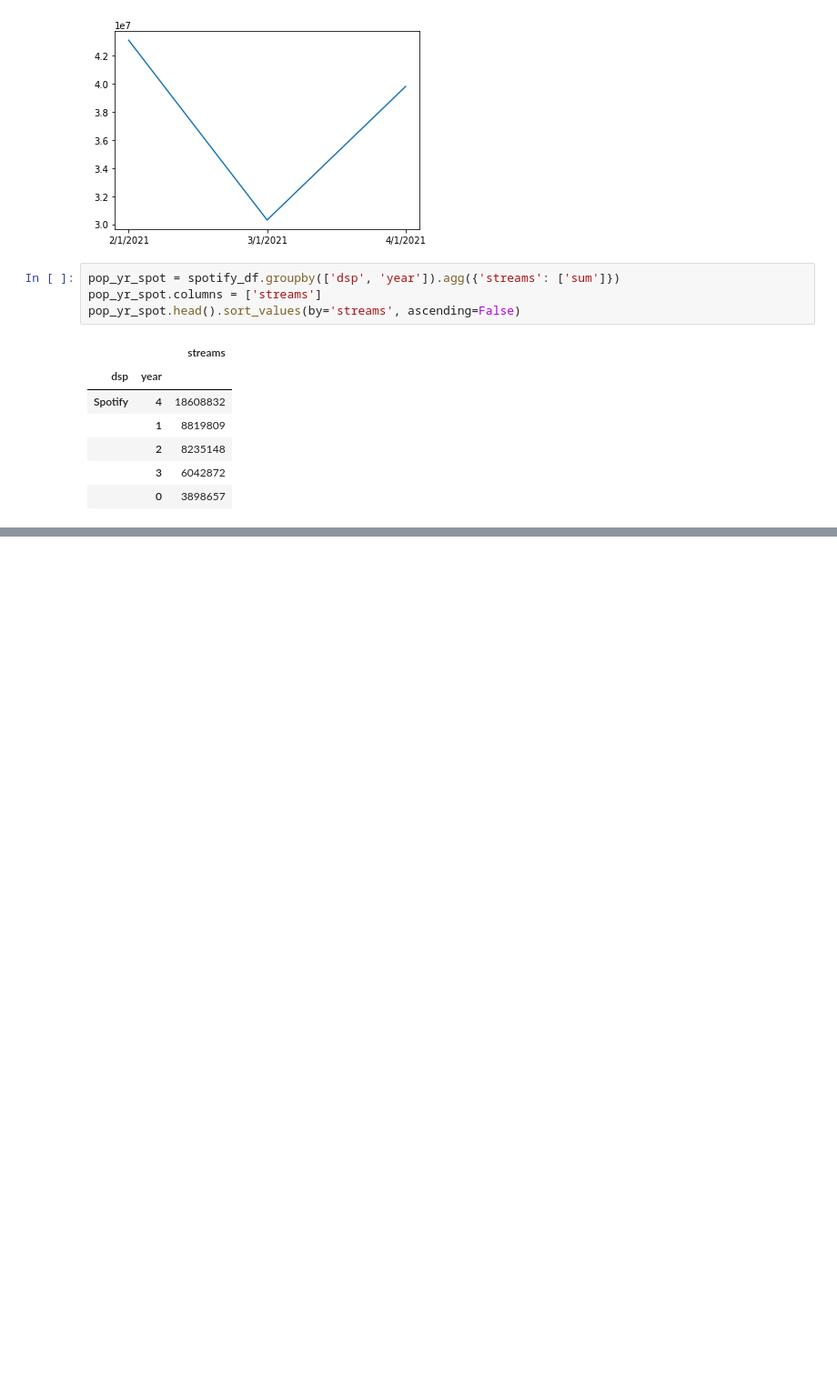
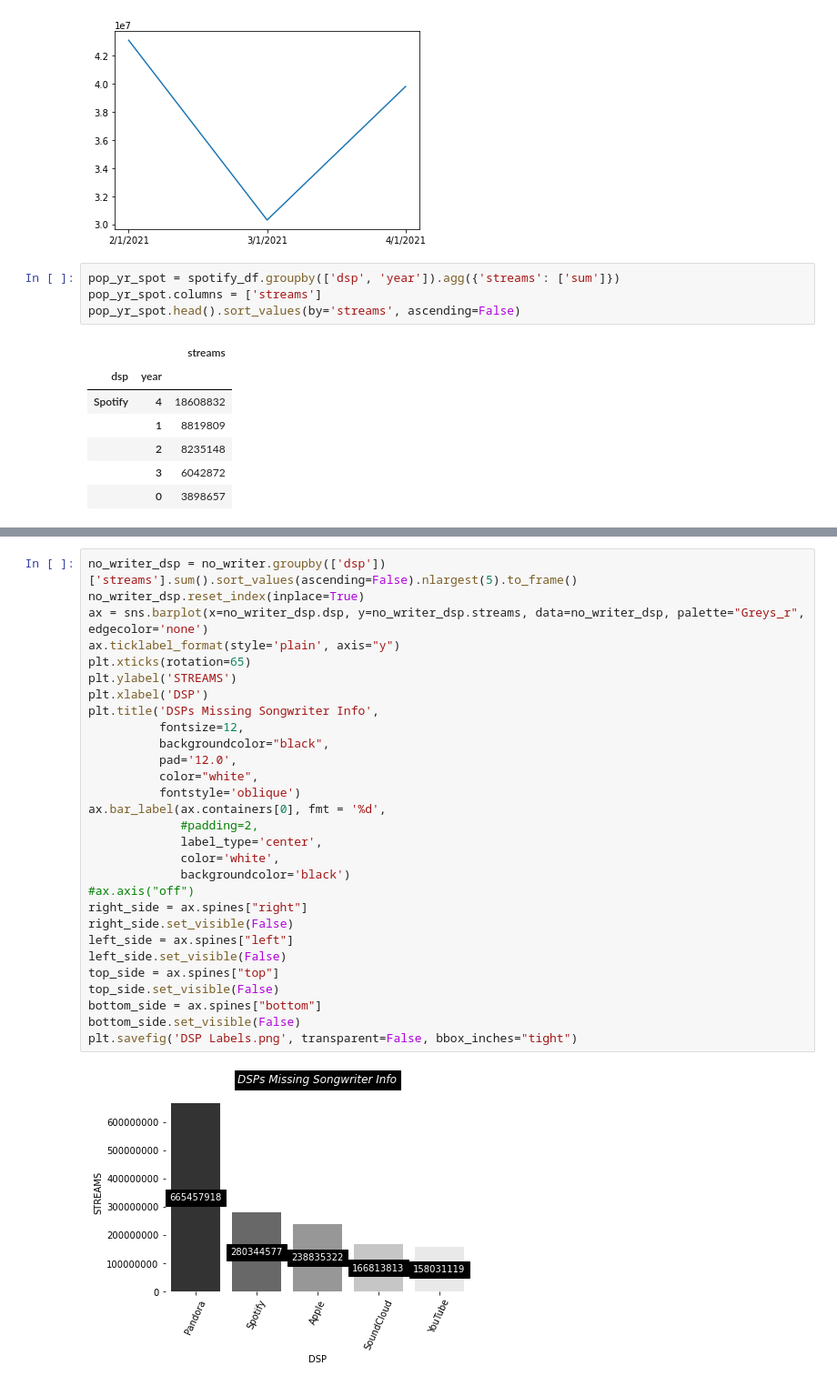
Before and after one commit to LJRollerII/mlc-project-napster, a Jupyter notebook: notebooks/dsp_mlc.ipynb, the cells around one changed output, grey strips where cells are left out. Shown at 91% size. Drawn from its saved outputs; the diff is of its cells as text; blank space fills up the shorter version.

Commit message:
chart styling

```diff
--- a/notebooks/dsp_mlc.ipynb
+++ b/notebooks/dsp_mlc.ipynb
@@ -619,0 +620,31 @@ Name: streams, dtype: int32
+# %%
+no_writer_dsp = no_writer.groupby(['dsp'])['streams'].sum().sort_values(ascending=False).nlargest(5).to_frame()
+no_writer_dsp.reset_index(inplace=True)
+ax = sns.barplot(x=no_writer_dsp.dsp, y=no_writer_dsp.streams, data=no_writer_dsp, palette="Greys_r", edgecolor='none')
+ax.ticklabel_format(style='plain', axis="y")
+plt.xticks(rotation=65)
+plt.ylabel('STREAMS')
+plt.xlabel('DSP')
+plt.title('DSPs Missing Songwriter Info',
+          fontsize=12,
+          backgroundcolor="black",
+          pad='12.0',
+          color="white",
+          fontstyle='oblique')
+ax.bar_label(ax.containers[0], fmt = '%d',
+             #padding=2,
+             label_type='center',
+             color='white',
+             backgroundcolor='black')
+#ax.axis("off")
+right_side = ax.spines["right"]
+right_side.set_visible(False)
+left_side = ax.spines["left"]
+left_side.set_visible(False)
+top_side = ax.spines["top"]
+top_side.set_visible(False)
+bottom_side = ax.spines["bottom"]
+bottom_side.set_visible(False)
+plt.savefig('DSP Labels.png', transparent=False, bbox_inches="tight")
+# %% [output]
+[figure, added]
```
Also changed, not shown: parts of 57 cells of this notebook.
